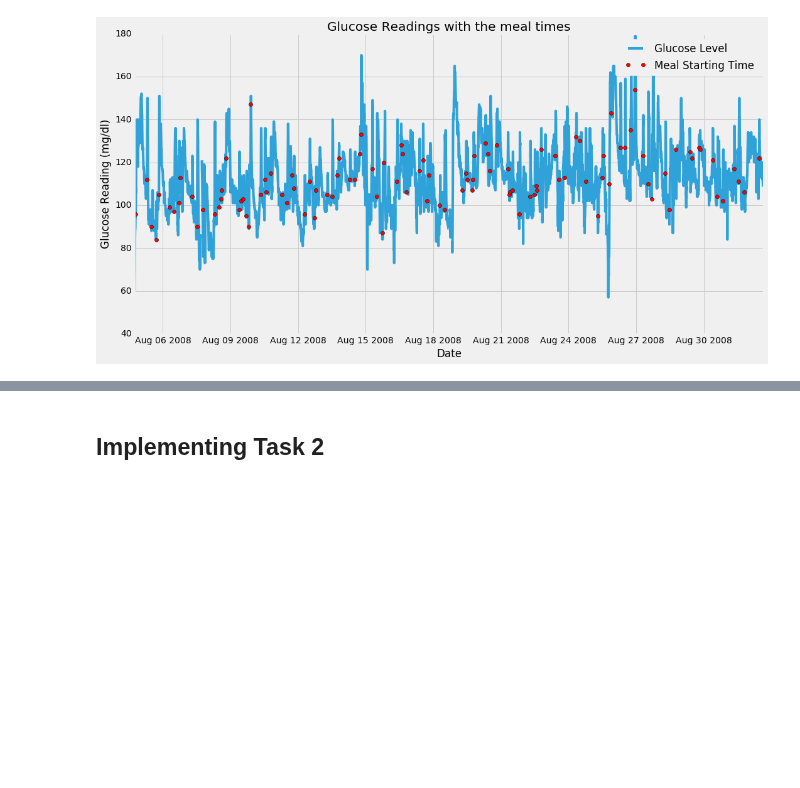
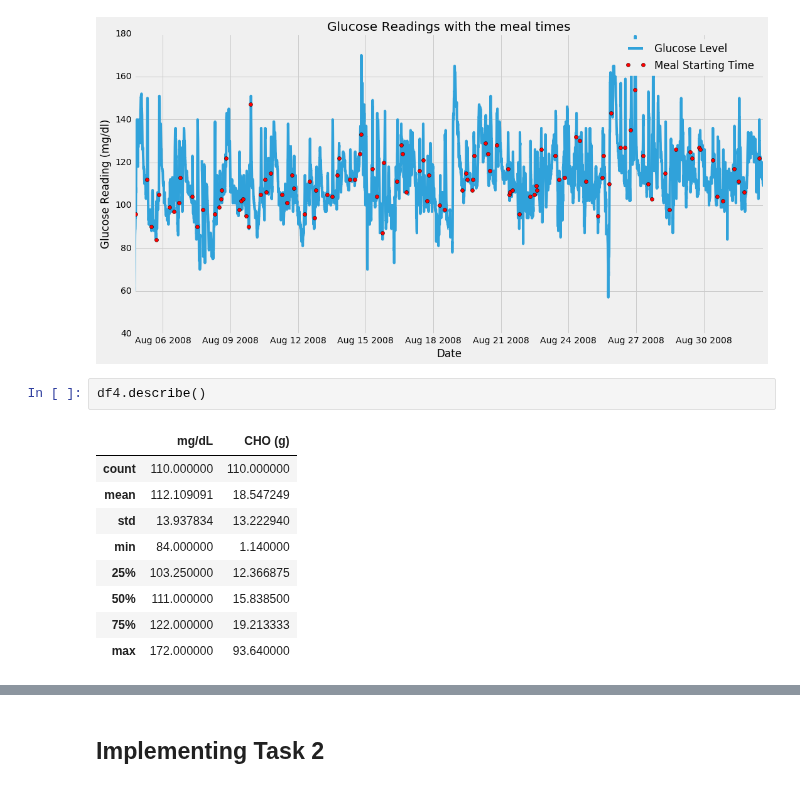
Before and after one commit to SalChem/Diabetic-Project, a Jupyter notebook: Data Preprocessing.ipynb, the cells around one changed output, grey strips where cells are left out. Drawn from its saved outputs; the diff is of its cells as text; blank space fills up the shorter version.

```diff
--- a/Data Preprocessing.ipynb
+++ b/Data Preprocessing.ipynb
@@ -197,6 +197,18 @@ There are 112  unredundant recorded glucose readings while eating
 
 Total meal times with glucose readings and meal size are 110
 [figure]
+# %%
+df4.describe()
+# %% [output]
+|  | mg/dL | CHO (g) |
+| count | 110.000000 | 110.000000 |
+| mean | 112.109091 | 18.547249 |
+| std | 13.937834 | 13.222940 |
+| min | 84.000000 | 1.140000 |
+| 25% | 103.250000 | 12.366875 |
+| 50% | 111.000000 | 15.838500 |
+| 75% | 122.000000 | 19.213333 |
+| max | 172.000000 | 93.640000 |
 # %% [markdown]
 The above is the final plot of raw data of the patient along with the recorded meal time.
 
```
Also changed, not shown: parts of 8 cells of this notebook, 1 other file.
